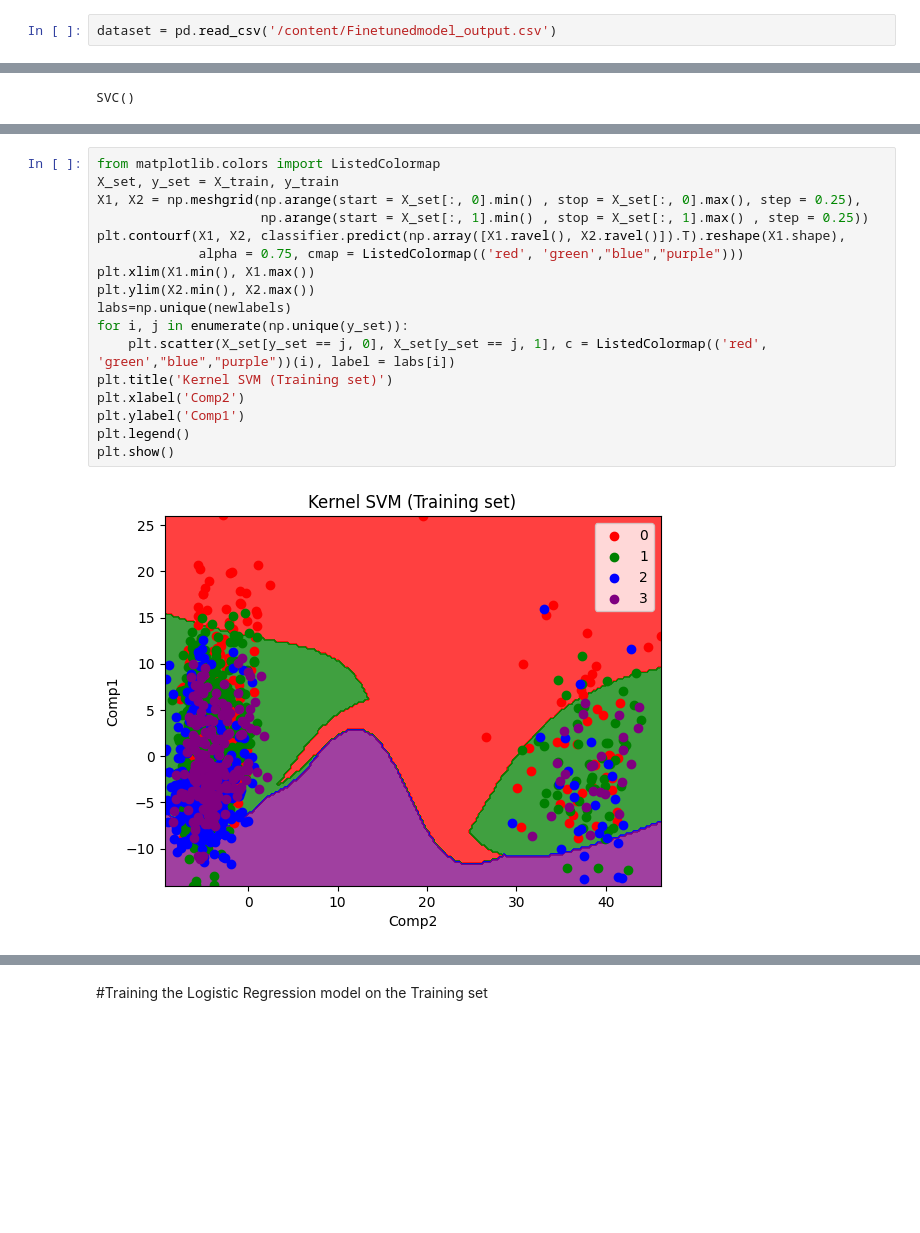
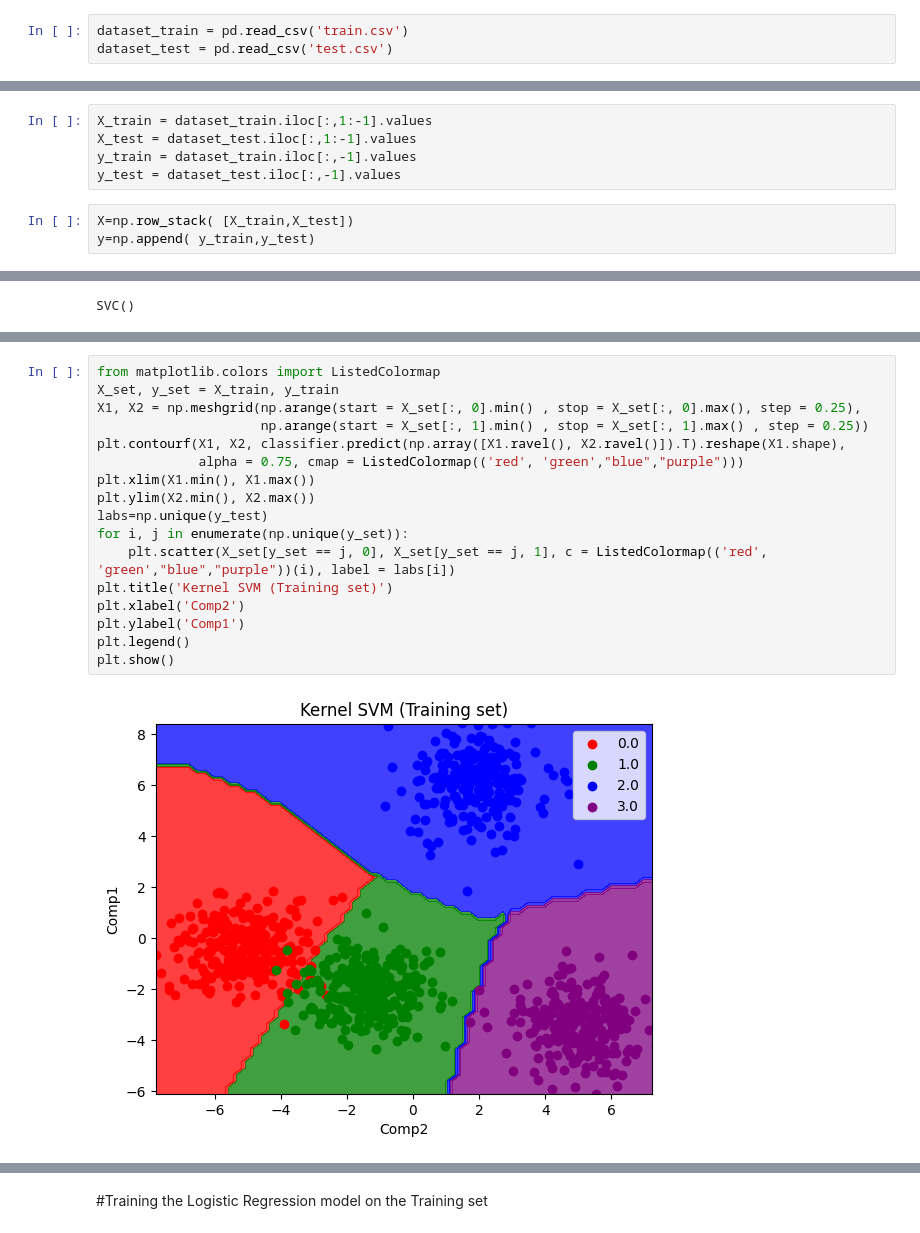
Before and after one commit to samangoli78/SONAR, a Jupyter notebook: Machine_Learning_Sonar.ipynb, the cells around one changed output, grey strips where cells are left out. Saved outputs shown, nothing was run; the diff lists cells and outputs as text; blank space fills up the shorter version.

```diff
--- a/Machine_Learning_Sonar.ipynb
+++ b/Machine_Learning_Sonar.ipynb
@@ -6,6 +6,7 @@ import matplotlib.pyplot as plt
 import pandas as pd
 # %% [markdown]
 ## Importing the dataset
-# %%
-dataset = pd.read_csv('/content/Finetunedmodel_output.csv')
+# %%
+dataset_train = pd.read_csv('train.csv')
+dataset_test = pd.read_csv('test.csv')
 # %%
@@ -55 +52,9 @@ y = newlabels
+# %%
+X_train = dataset_train.iloc[:,1:-1].values
+X_test = dataset_test.iloc[:,1:-1].values
+y_train = dataset_train.iloc[:,-1].values
+y_test = dataset_test.iloc[:,-1].values
+# %%
+X=np.row_stack( [X_train,X_test])
+y=np.append( y_train,y_test)
 # %%
@@ -307,22 +316,22 @@ accuracy_score(y_test, y_pred)
 # %%
 from matplotlib.colors import ListedColormap
 X_set, y_set = X_train, y_train
 X1, X2 = np.meshgrid(np.arange(start = X_set[:, 0].min() , stop = X_set[:, 0].max(), step = 0.25),
                      np.arange(start = X_set[:, 1].min() , stop = X_set[:, 1].max() , step = 0.25))
 plt.contourf(X1, X2, classifier.predict(np.array([X1.ravel(), X2.ravel()]).T).reshape(X1.shape),
              alpha = 0.75, cmap = ListedColormap(('red', 'green',"blue","purple")))
 plt.xlim(X1.min(), X1.max())
 plt.ylim(X2.min(), X2.max())
-labs=np.unique(newlabels)
+labs=np.unique(y_test)
 for i, j in enumerate(np.unique(y_set)):
     plt.scatter(X_set[y_set == j, 0], X_set[y_set == j, 1], c = ListedColormap(('red', 'green',"blue","purple"))(i), label = labs[i])
 plt.title('Kernel SVM (Training set)')
 plt.xlabel('Comp2')
 plt.ylabel('Comp1')
 plt.legend()
 plt.show()
 # %% [output]
-[figure, old version]
+[figure, new version]
 # %%
 from matplotlib.colors import ListedColormap
 X_set, y_set = X_test, y_test
```
Also changed, not shown: parts of 25 cells of this notebook, 2 other files.
